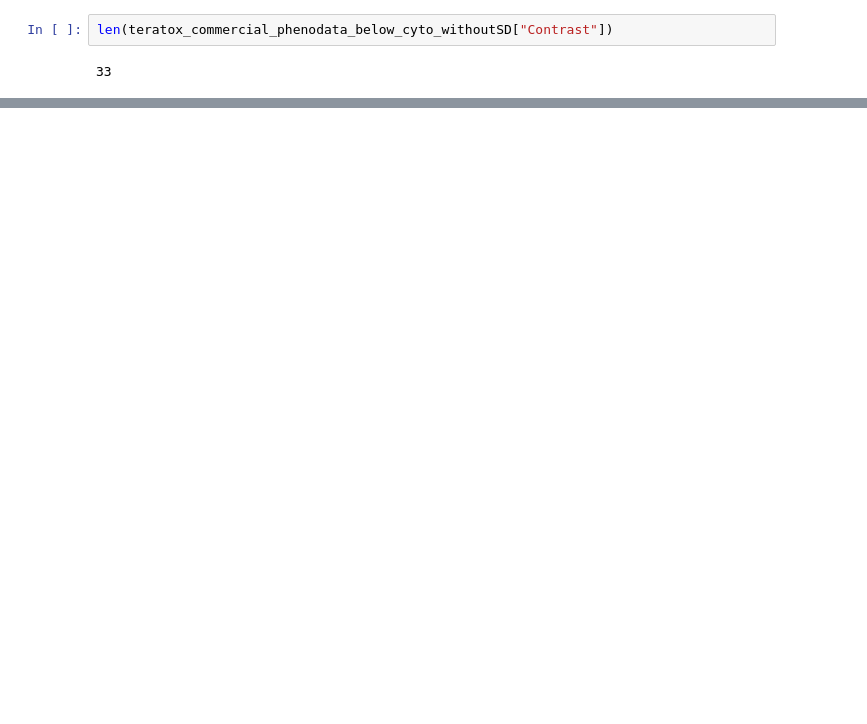
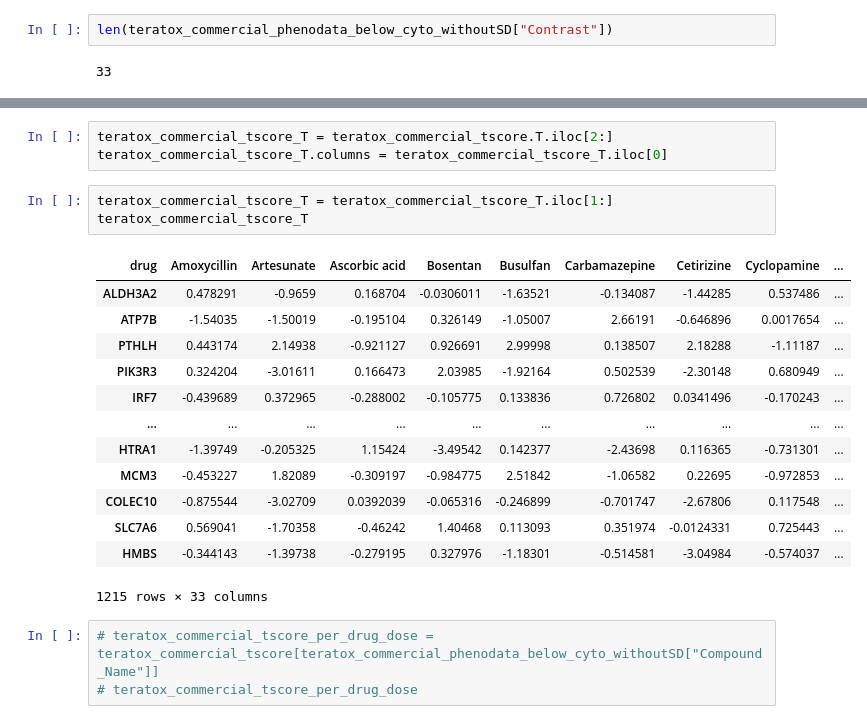
Before and after one commit to lippunej/PMDA-Summer-School-2023, a Jupyter notebook: TS_teratox.ipynb, the cells around one changed output, grey strips where cells are left out. Drawn from its saved outputs; the diff is of its cells as text; blank space fills up the shorter version.

```diff
--- a/teratox_eda.ipynb
+++ b/TS_teratox.ipynb
@@ -209,0 +175,23 @@ teratox_commercial_pscore_per_drug_dose
+# %%
+teratox_commercial_tscore_T = teratox_commercial_tscore.T.iloc[2:]
+teratox_commercial_tscore_T.columns = teratox_commercial_tscore_T.iloc[0]
+# %%
+teratox_commercial_tscore_T = teratox_commercial_tscore_T.iloc[1:]
+teratox_commercial_tscore_T
+# %% [output]
+| drug | Amoxycillin | Artesunate | Ascorbic acid | Bosentan | Busulfan | Carbamazepine | Cetirizine | Cyclopamine | ... |
+| ALDH3A2 | 0.478291 | -0.9659 | 0.168704 | -0.0306011 | -1.63521 | -0.134087 | -1.44285 | 0.537486 | ... |
+| ATP7B | -1.54035 | -1.50019 | -0.195104 | 0.326149 | -1.05007 | 2.66191 | -0.646896 | 0.0017654 | ... |
+| PTHLH | 0.443174 | 2.14938 | -0.921127 | 0.926691 | 2.99998 | 0.138507 | 2.18288 | -1.11187 | ... |
+| PIK3R3 | 0.324204 | -3.01611 | 0.166473 | 2.03985 | -1.92164 | 0.502539 | -2.30148 | 0.680949 | ... |
+| IRF7 | -0.439689 | 0.372965 | -0.288002 | -0.105775 | 0.133836 | 0.726802 | 0.0341496 | -0.170243 | ... |
+| ... | ... | ... | ... | ... | ... | ... | ... | ... | ... |
+| HTRA1 | -1.39749 | -0.205325 | 1.15424 | -3.49542 | 0.142377 | -2.43698 | 0.116365 | -0.731301 | ... |
+| MCM3 | -0.453227 | 1.82089 | -0.309197 | -0.984775 | 2.51842 | -1.06582 | 0.22695 | -0.972853 | ... |
+| COLEC10 | -0.875544 | -3.02709 | 0.0392039 | -0.065316 | -0.246899 | -0.701747 | -2.67806 | 0.117548 | ... |
+| SLC7A6 | 0.569041 | -1.70358 | -0.46242 | 1.40468 | 0.113093 | 0.351974 | -0.0124331 | 0.725443 | ... |
+| HMBS | -0.344143 | -1.39738 | -0.279195 | 0.327976 | -1.18301 | -0.514581 | -3.04984 | -0.574037 | ... |
+1215 rows × 33 columns
+# %%
+# teratox_commercial_tscore_per_drug_dose = teratox_commercial_tscore[teratox_commercial_phenodata_below_cyto_withoutSD["Compound_Name"]]
+# teratox_commercial_tscore_per_drug_dose
```
Also changed, not shown: parts of 29 cells of this notebook, 9 other files.
